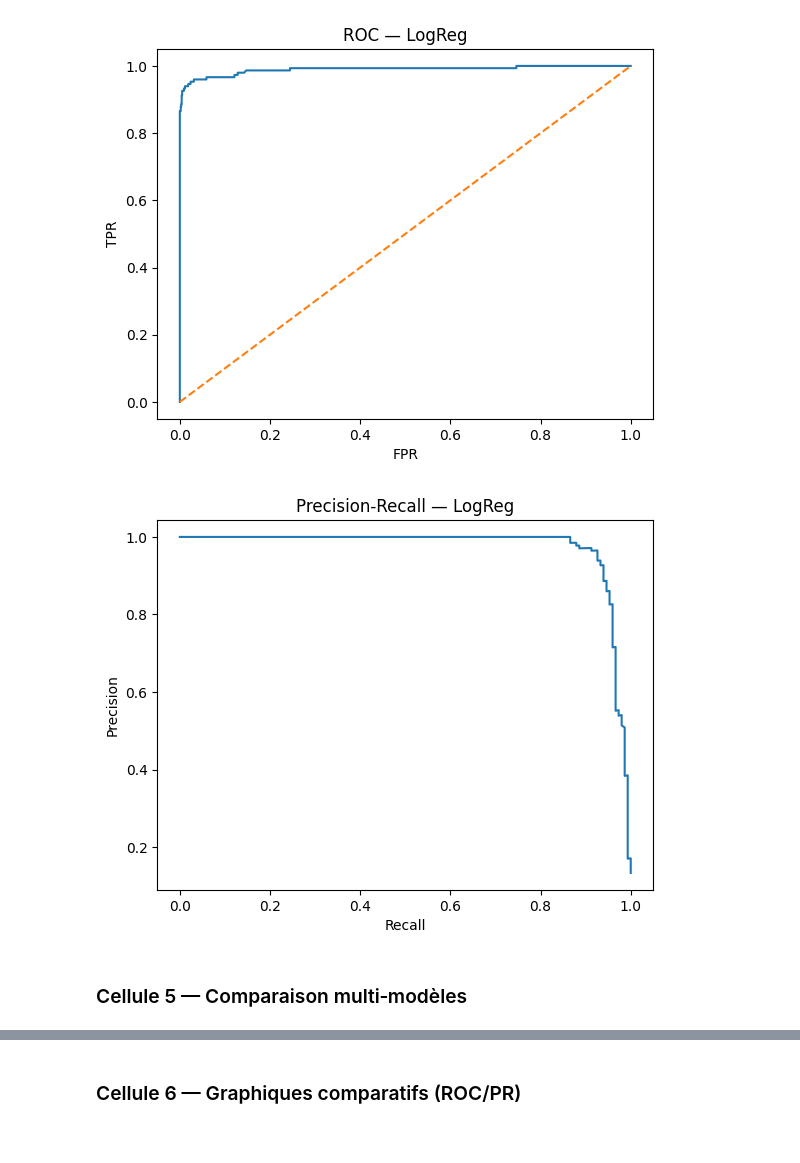
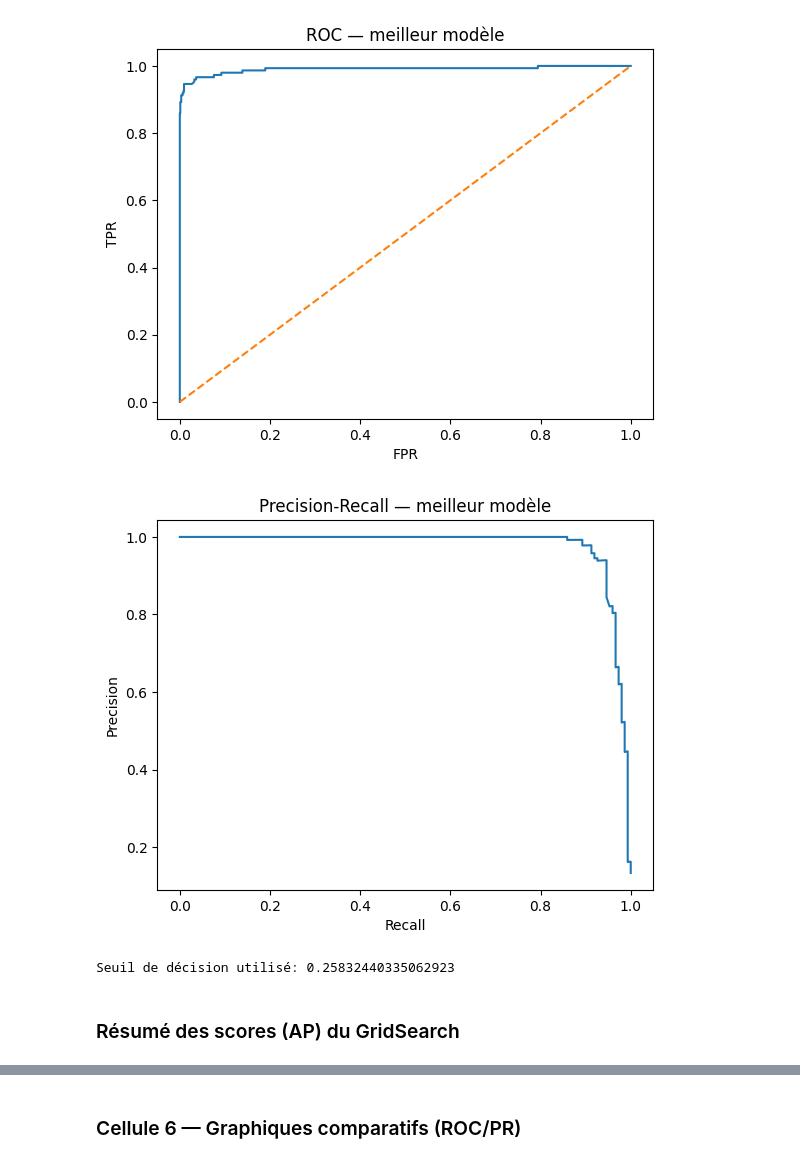
Before and after one commit to sghiouri-mohammed/Spam-Detector, a Jupyter notebook: spam_emails_detection.ipynb, the cells around one changed output, grey strips where cells are left out. Saved outputs shown, nothing was run; the diff lists cells and outputs as text; code cells hidden in the pictures.

```diff
--- a/spam_emails_detection.ipynb
+++ b/spam_emails_detection.ipynb
@@ -73,0 +146,2 @@ if proba is not None:
+# %%
+cv = StratifiedKFold(n_splits=5, shuffle=True, random_state=RANDOM_STATE)
@@ -73,0 +187,15 @@ if proba is not None:
+# %%
+# Sélection de seuil sur la validation pour maximiser F1
+try:
+    proba_val = best_pipeline.predict_proba(X_val)[:, 1]
+except Exception:
+    decision = best_pipeline.decision_function(X_val)
+    d_min, d_max = decision.min(), decision.max()
+    proba_val = (decision - d_min) / (d_max - d_min + 1e-9)
+
+prec, rec, thr = precision_recall_curve(y_val, proba_val)
+f1_vals = (2 * prec * rec) / (prec + rec + 1e-9)
+opt_idx = int(np.nanargmax(f1_vals))
+optimal_threshold = 0.5 if opt_idx >= len(thr) else thr[max(0, opt_idx - 1)]
+
+print("Seuil optimal (val) pour F1:", float(optimal_threshold))
@@ -114,25 +278,26 @@ Faux positifs (ham→spam) : 0
 # %%
-if proba is not None:
-    fpr, tpr, _ = roc_curve(y_test, proba)
-    fig = plt.figure()
-    plt.plot(fpr, tpr)
-    plt.plot([0,1],[0,1], linestyle='--')
-    plt.xlabel('FPR')
-    plt.ylabel('TPR')
-    plt.title('ROC — LogReg')
-    plt.show()
+fpr, tpr, _ = roc_curve(y_test, y_proba_test)
+fig = plt.figure()
+plt.plot(fpr, tpr)
+plt.plot([0,1],[0,1], linestyle='--')
+plt.xlabel('FPR')
+plt.ylabel('TPR')
+plt.title('ROC — meilleur modèle')
+plt.show()
 
+prec, rec, _ = precision_recall_curve(y_test, y_proba_test)
+fig = plt.figure()
+plt.plot(rec, prec)
+plt.xlabel('Recall')
+plt.ylabel('Precision')
+plt.title('Precision‑Recall — meilleur modèle')
+plt.show()
 
-    prec, rec, _ = precision_recall_curve(y_test, proba)
-    fig = plt.figure()
-    plt.plot(rec, prec)
-    plt.xlabel('Recall')
-    plt.ylabel('Precision')
-    plt.title('Precision‑Recall — LogReg')
-    plt.show()
+print("Seuil de décision utilisé:", float(optimal_threshold))
 # %% [output]
-[figure, old version]
+[figure, new version]
-[figure, old version]
+[figure, new version]
+Seuil de décision utilisé: 0.25832440335062923
 # %% [markdown]
-### Cellule 5 — Comparaison multi‑modèles
+### Résumé des scores (AP) du GridSearch
 # %%
```
Also changed, not shown: parts of 24 cells of this notebook, 5 other files.
